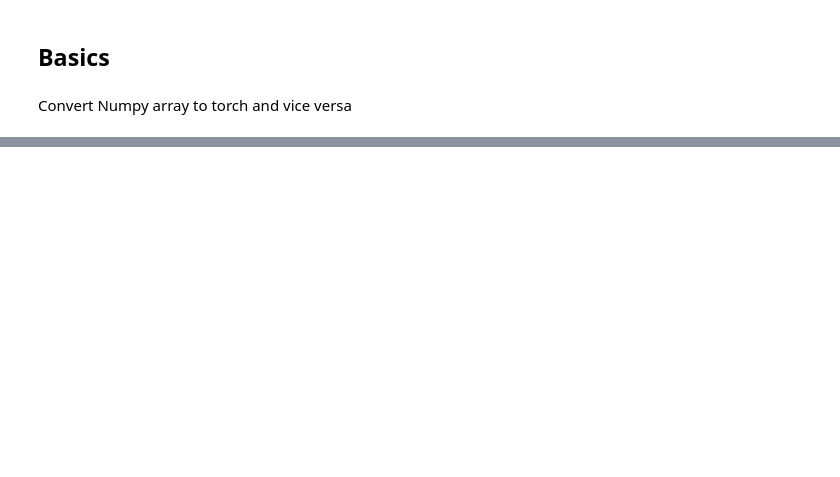
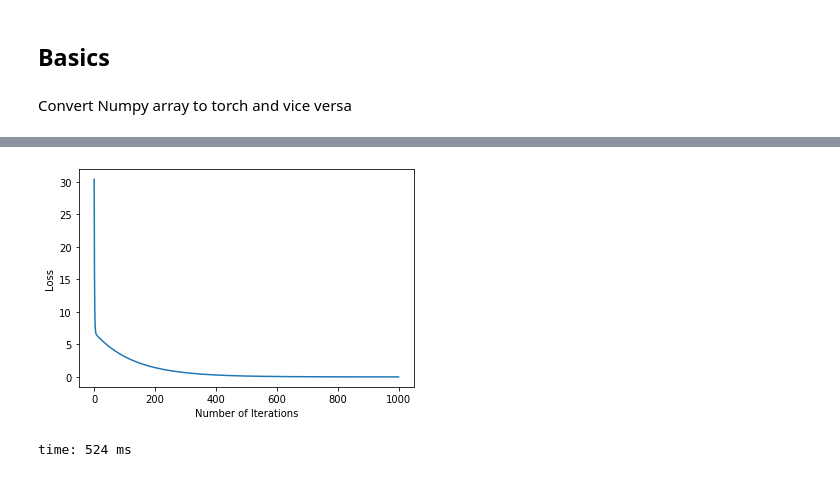
Before and after one commit to Archisman-Roy/Learning, a Jupyter notebook: kaggle/MNIST/MNIST.ipynb, the cells around one changed output, grey strips where cells are left out. Drawn from its saved outputs; the diff is of its cells as text; code cells hidden in the pictures; blank space fills up the shorter version.

```diff
--- a/kaggle/MNIST/MNIST.ipynb
+++ b/kaggle/MNIST/MNIST.ipynb
@@ -51,0 +243,58 @@ time: 7.9 ms
+# %%
+# Linear Regression with Pytorch
+
+# create class
+class LinearRegression(nn.Module):
+    def __init__(self,input_size,output_size):
+        # super function. It inherits from nn.Module and we can access everything in nn.Module
+        super(LinearRegression,self).__init__()
+        # Linear function.
+        self.linear = nn.Linear(input_dim,output_dim)
+
+    def forward(self,x):
+        return self.linear(x)
+
+# define model
+input_dim = 1
+output_dim = 1
+model = LinearRegression(input_dim,output_dim) # input and output size are 1
+
+# MSE
+mse = nn.MSELoss()
+
+# Optimization (find parameters that minimize error)
+learning_rate = 0.02   # how fast we reach best parameters
+optimizer = torch.optim.SGD(model.parameters(),lr = learning_rate)
+
+# train model
+loss_list = []
+iteration_number = 1001
+for iteration in range(iteration_number):
+
+    # optimization
+    optimizer.zero_grad()
+
+    # Forward to get output
+    results = model(car_price_tensor)
+
+    # Calculate Loss
+    loss = mse(results, number_of_car_sell_tensor)
+
+    # backward propagation
+    loss.backward()
+
+    # Updating parameters
+    optimizer.step()
+
+    # store loss
+    loss_list.append(loss.data)
+
+    # print loss
+    if(iteration % 50 == 0):
+        print('epoch {}, loss {}'.format(iteration, loss.data))
+
+plt.plot(range(iteration_number),loss_list)
+plt.xlabel("Number of Iterations")
+plt.ylabel("Loss")
+plt.show()
+# %% [output]
@@ -51,0 +318,2 @@ time: 7.9 ms
+[figure, added]
+time: 524 ms
```
Also changed, not shown: parts of 32 cells of this notebook.
